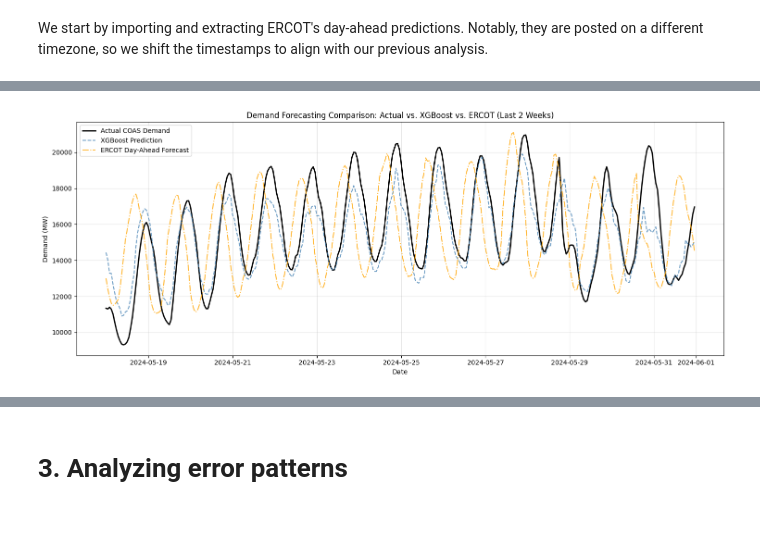
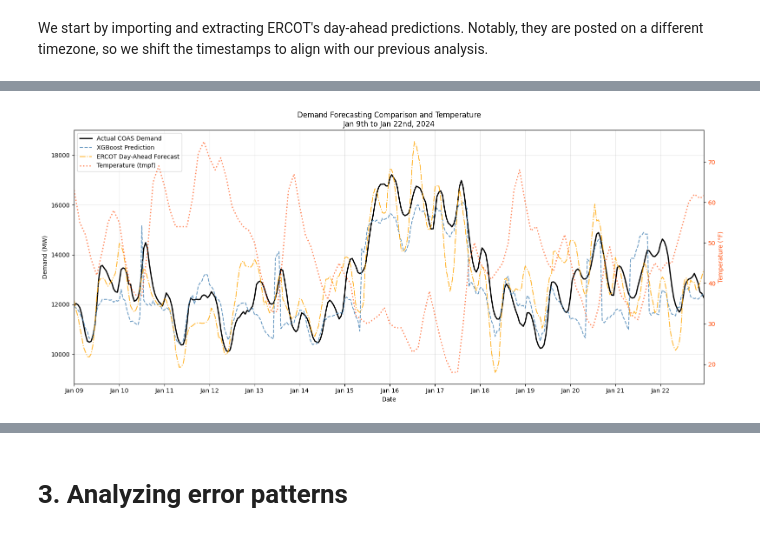
Before and after one commit to jzane1/datasci-project, a Jupyter notebook: SundayRework/NewWithAddedDatasets.ipynb, the cells around one changed output, grey strips where cells are left out. Drawn from its saved outputs; the diff is of its cells as text; code cells hidden in the pictures.

```diff
--- a/SundayRework/NewWithAddedDatasets.ipynb
+++ b/SundayRework/NewWithAddedDatasets.ipynb
@@ -10,7 +10,7 @@ First, we read in the 'labels' - hourly energy demand. Our analysis will focus o
 import pandas as pd
 import numpy as np
 
-df_demand = pd.read_csv("ercot_demand.csv")
+df_demand = pd.read_csv("../ercot_demand.csv")
 df_demand["period"] = pd.to_datetime(df_demand["period"])
 df_demand.head()
 # %% [output]
@@ -45,7 +45,7 @@ ax.figure.autofmt_xdate()
 # %% [markdown]
 Next, we import weather data. This file contains data for weather predictions at the time instead of the actual weather to ensure fairness with ERCOTs model.
 # %%
-df_fair_weather = pd.read_csv("WeatherPredictions/HoustonWeat.csv")
+df_fair_weather = pd.read_csv("HoustonWeat.csv")
 df_fair_weather.columns = df_fair_weather.columns.str.strip()
 
 df_fair_weather.head()
@@ -85,7 +85,7 @@ df_weather.head()
 # %% [markdown]
 The type of day (school day, school holiday but workday, weekend, etc) may influence energy consumption patterns as well. Hence we import [Houston's school district calendar](https://www.fox26houston.com/news/houston-isd-calendar-for-2023-2024-academic-school-year-updated-released)
 # %%
-df_calendar = pd.read_csv('hisd_2023_2024_day_categories_with_business(1).csv')
+df_calendar = pd.read_csv('../hisd_2023_2024_day_categories_with_business(1).csv')
 df_calendar.head()
 # %% [output]
 |  | day | school_category | business_category |
@@ -351,5 +408,18 @@ print(f"\nAverage Walk-Forward MAE: {np.mean(mae_scores):.2f} MW")
 # Final combined out-of-fold predictions for ERCOT comparison
 y_test = pd.concat(oof_actuals)
 y_pred = pd.concat(oof_preds)
+
+# After the training loop, compute the cold-period bias
+
+cold_hours = y_test.index[X.loc[y_test.index, 'consec_freeze_hours'] > 6]
+if len(cold_hours) > 0:
+    cold_residuals = y_test.loc[cold_hours] - y_pred.loc[cold_hours]
+    cold_bias = cold_residuals.mean()
+    print(f"Cold-period bias: {cold_bias:.0f} MWh (model underpredicts by this much)")
+
+    # Apply correction to predictions during freeze periods
+    freeze_idx = X.loc[y_test.index, 'consec_freeze_hours'] > 6
+    y_pred = y_pred.copy()
+    y_pred[freeze_idx] += cold_bias
 # %% [output]
 Starting Walk-Forward Validation...
@@ -407,10 +484,11 @@ We now compare our model's predictions to ERCOT's predictions.
 # %%
 import matplotlib.pyplot as plt
-# ── Step 2: Compute error vectors and plot last 2 weeks ─────────────────────
-# Build aligned comparison DataFrame
+import numpy as np
+
+# Step 2: Compute error vectors (same as before)
 error_df = pd.DataFrame({
     "actual": y_test,
-    "xgb_pred": y_pred, # Using the predictions from best_xgb_model
+    "xgb_pred": y_pred,  # Using the predictions from best_xgb_model
 }).join(ercot_forecast, how="inner")
 
 error_df["xgb_error"]  = error_df["xgb_pred"] - error_df["actual"]
@@ -430,21 +508,60 @@ print(f"XGBoost MAE:       {xgb_mae:.1f} MW")
 print(f"ERCOT   MAE:       {ercot_mae:.1f} MW")
 print(f"XGBoost win rate:  {win_rate:.1f}%\n")
 
-# ── Plot last 2 weeks: Actual vs XGBoost vs ERCOT Day-Ahead ────────────────
-hours_to_plot = 24 * 14
-plot_slice = error_df.iloc[-hours_to_plot:]
+# --- NEW: Plot the two weeks starting January 9th on the same graph, overlay tmpf with its own axis ---
 
-plt.figure(figsize=(15, 6))
-plt.plot(plot_slice.index, plot_slice["actual"], label="Actual COAS Demand", color="black", linewidth=2)
-plt.plot(plot_slice.index, plot_slice["xgb_pred"], label="XGBoost Prediction", color="steelblue", alpha=0.8, linestyle="--")
-plt.plot(plot_slice.index, plot_slice["ercot_forecast"], label="ERCOT Day-Ahead Forecast", color="orange", alpha=0.8, linestyle="-.")
+start_dt = pd.Timestamp("2024-01-09 00:00:00")
+end_dt = pd.Timestamp("2024-01-23 00:00:00")    # up to but not including Jan 23
+period_mask = (error_df.index >= start_dt) & (error_df.index < end_dt)
+two_week_df = error_df.loc[period_mask].copy()
 
-plt.title("Demand Forecasting Comparison: Actual vs. XGBoost vs. ERCOT (Last 2 Weeks)")
-plt.xlabel("Date")
-plt.ylabel("Demand (MW)")
-plt.legend()
-plt.grid(True, alpha=0.3)
-plt.tight_layout()
-plt.show()
+if len(two_week_df) == 0:
+    print("No data found for the window Jan 9 - Jan 22.")
+else:
+    # If "tmpf" is not yet joined onto error_df, fetch from X and join
+    if "tmpf" not in two_week_df.columns:
+        # This expects X (the feature matrix for y_test) to have a "tmpf" column aligned to y_test's index
+        # If X is not available, you may need to join from another source
+        try:
+            tmpf_series = X.loc[two_week_df.index, "tmpf"]
+            two_week_df["tmpf"] = tmpf_series
+        except Exception as e:
+            print("Unable to find 'tmpf' in X:", e)
+            two_week_df["tmpf"] = np.nan
+
+    import matplotlib.dates as mdates
+
+    fig, ax1 = plt.subplots(figsize=(16, 7))
+
+    # Demand forecast lines (shared axis)
+    ax1.plot(two_week_df.index, two_week_df["actual"], label="Actual COAS Demand", color="black", linewidth=2)
+    ax1.plot(two_week_df.index, two_week_df["xgb_pred"], label="XGBoost Prediction", color="steelblue", alpha=0.8, linestyle="--")
+    ax1.plot(two_week_df.index, two_week_df["ercot_forecast"], label="ERCOT Day-Ahead Forecast", color="orange", alpha=0.8, linestyle="-.")
+
+    ax1.set_xlabel("Date")
+    ax1.set_ylabel("Demand (MW)")
+    ax1.grid(True, alpha=0.3)
+
+    # Right y-axis for temperature
+    ax2 = ax1.twinx()
+    ax2.plot(two_week_df.index, two_week_df["tmpf"], label="Temperature (tmpf)", color="orangered", linestyle=":", linewidth=2, alpha=0.65)
+    ax2.set_ylabel("Temperature (°F)", color="orangered")
+    ax2.tick_params(axis="y", labelcolor="orangered")
+
+    # Combine legends (for both axes)
+    demand_handles, demand_labels = ax1.get_legend_handles_labels()
+    tmpf_handles, tmpf_labels = ax2.get_legend_handles_labels()
+    ax1.legend(demand_handles + tmpf_handles, demand_labels + tmpf_labels, loc="upper left")
+
+    # Set daily ticks for x-axis
+    ax1.xaxis.set_major_locator(mdates.DayLocator())
+    ax1.xaxis.set_major_formatter(mdates.DateFormatter('%b %d'))
+    plt.xticks(rotation=45)
+    # Clip the x-axis to just cover the data
+    ax1.set_xlim([two_week_df.index.min(), two_week_df.index.max()])
+
+    plt.title("Demand Forecasting Comparison and Temperature\nJan 9th to Jan 22nd, 2024")
+    plt.tight_layout()
+    plt.show()
 # %% [output]
 Hours compared:    4095
@@ -454 +571 @@ XGBoost win rate:  80.6%
-[figure, old version]
+[figure, new version]
```
Also changed, not shown: parts of 17 cells of this notebook.
